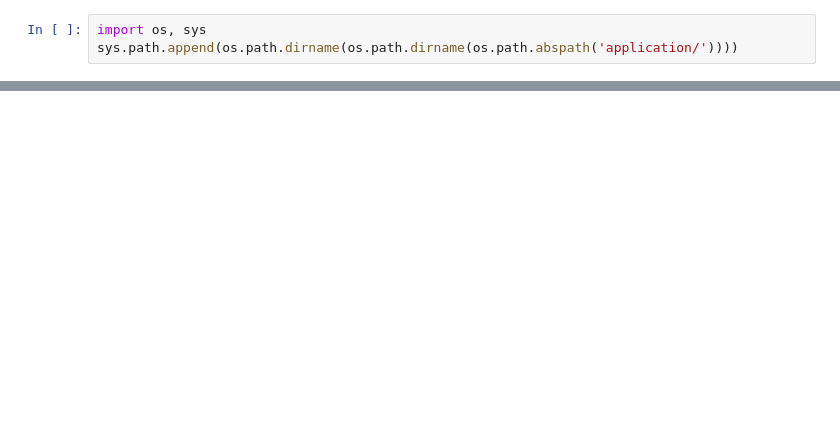
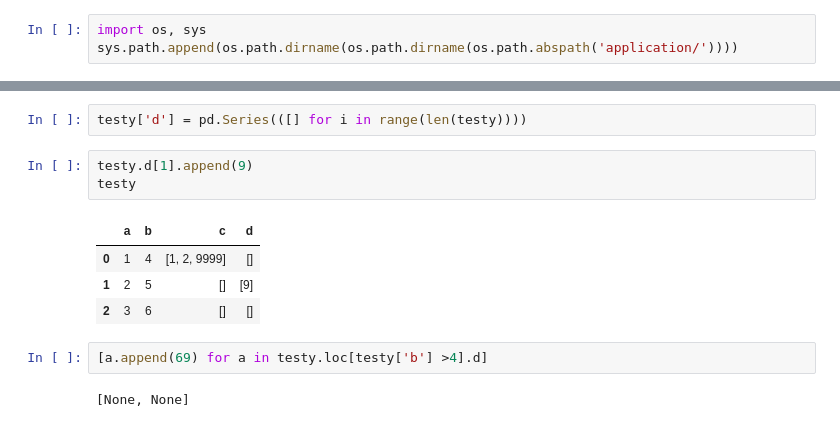
Before and after one commit to kushthaker/doxa, a Jupyter notebook: science/Fulfilled.ai-Stats-Models-2.ipynb, the cells around one changed output, grey strips where cells are left out. Cells and saved outputs as stored; diff of their text form; blank space fills up the shorter version.

```diff
--- a/science/Fulfilled.ai-Stats-Models-2.ipynb
+++ b/science/Fulfilled.ai-Stats-Models-2.ipynb
@@ -19,0 +343,14 @@ def get_user_collaborative_data(user, start=, end):
+# %%
+testy['d'] = pd.Series(([] for i in range(len(testy))))
+# %%
+testy.d[1].append(9)
+testy
+# %% [output]
+|  | a | b | c | d |
+| 0 | 1 | 4 | [1, 2, 9999] | [] |
+| 1 | 2 | 5 | [] | [9] |
+| 2 | 3 | 6 | [] | [] |
+# %%
+[a.append(69) for a in testy.loc[testy['b'] >4].d]
+# %% [output]
+[None, None]
```
Also changed, not shown: parts of 11 cells of this notebook, 1 other file.
